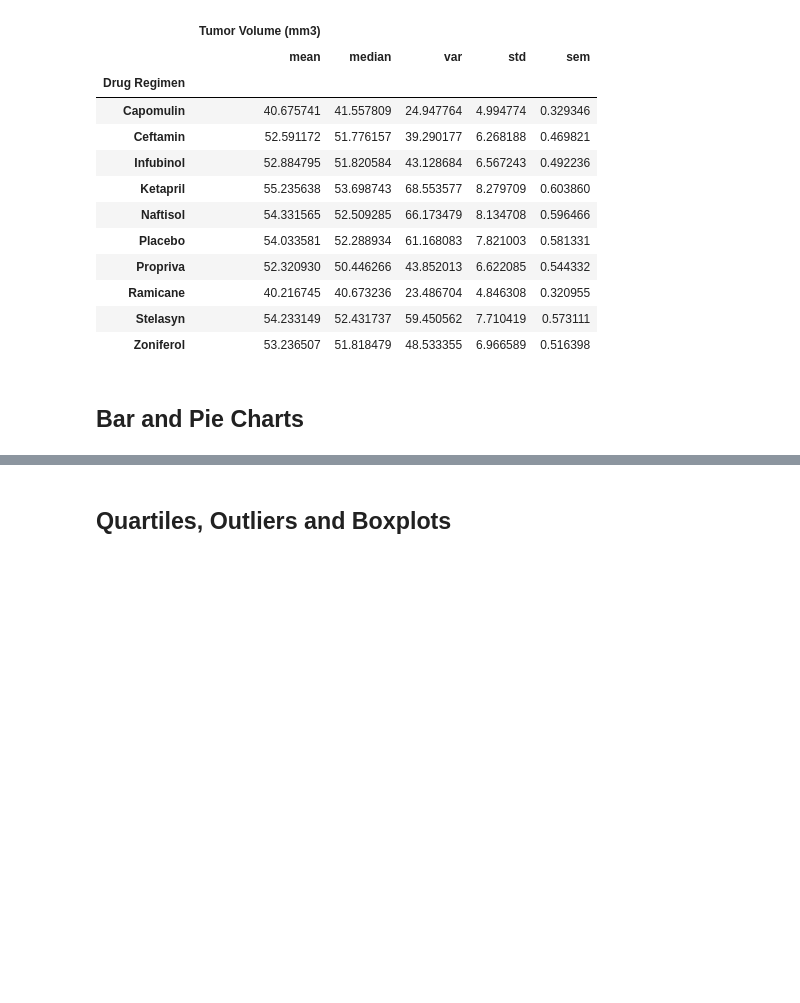
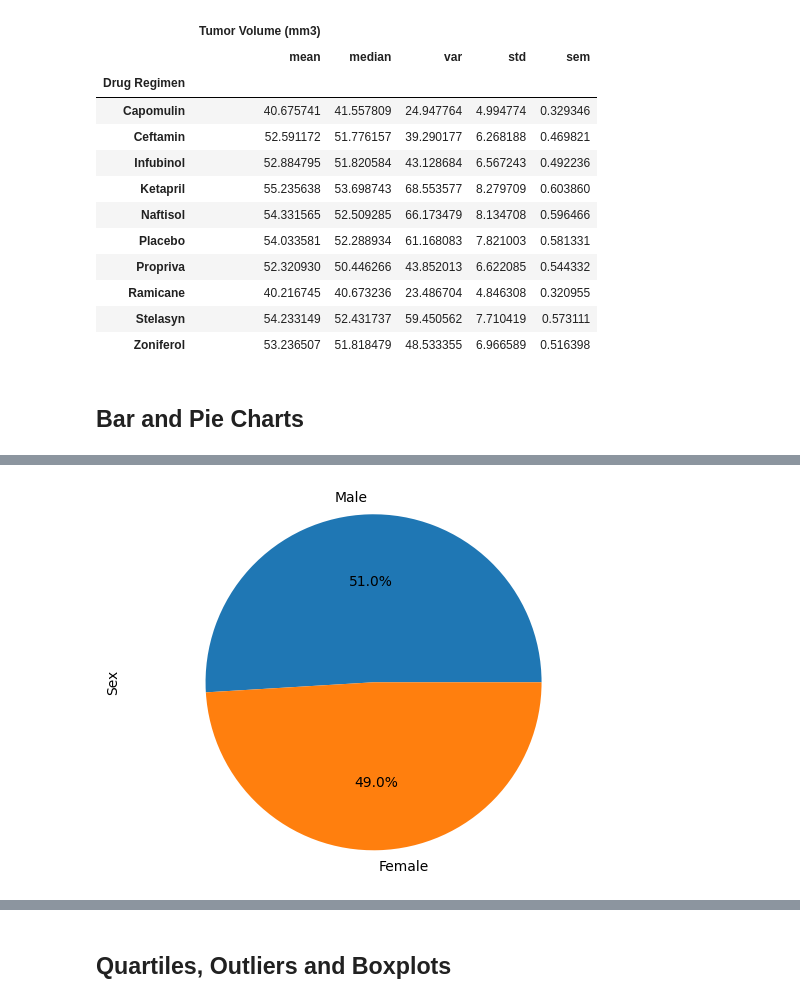
Before and after one commit to SivangiRaychoudhury/data_visualization-challenge, a Jupyter notebook: Pymaceuticals/pymaceuticals_starter.ipynb, the cells around one changed output, grey strips where cells are left out. Drawn from its saved outputs; the diff is of its cells as text; code cells hidden in the pictures; blank space fills up the shorter version.

```diff
--- a/Pymaceuticals/pymaceuticals_starter.ipynb
+++ b/Pymaceuticals/pymaceuticals_starter.ipynb
@@ -178,8 +175,8 @@ plt.show()
 # %%
 # Generate a pie plot showing the distribution of female versus male mice using Pandas
-mise_sex = clean_data.groupby("Sex")["Sex"].value_counts()
-#mise_sex
+mise_sex = clean_data.groupby("Sex")["Sex"].value_counts().sort_values(ascending=False)
 mise_sex.plot(kind="pie", y="Sex", autopct="%1.1f%%")
+
 plt.axis("equal")
 plt.ylabel("Sex")
 #plt.savefig("pandapie.png")
@@ -190,3 +185,4 @@ plt.show()
+[figure, added]
 # %%
 # Generate a pie plot showing the distribution of female versus male mice using pyplot
 labels = ["Female", "Male"]
```
Also changed, not shown: parts of 13 cells of this notebook, 8 other files.
